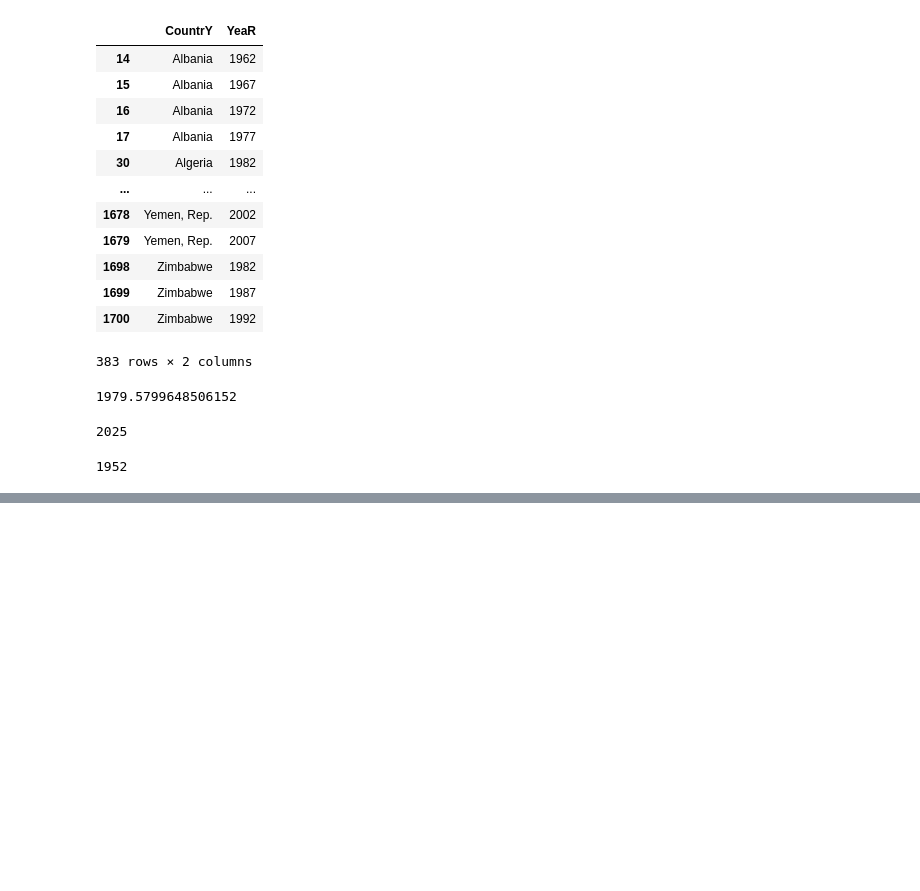
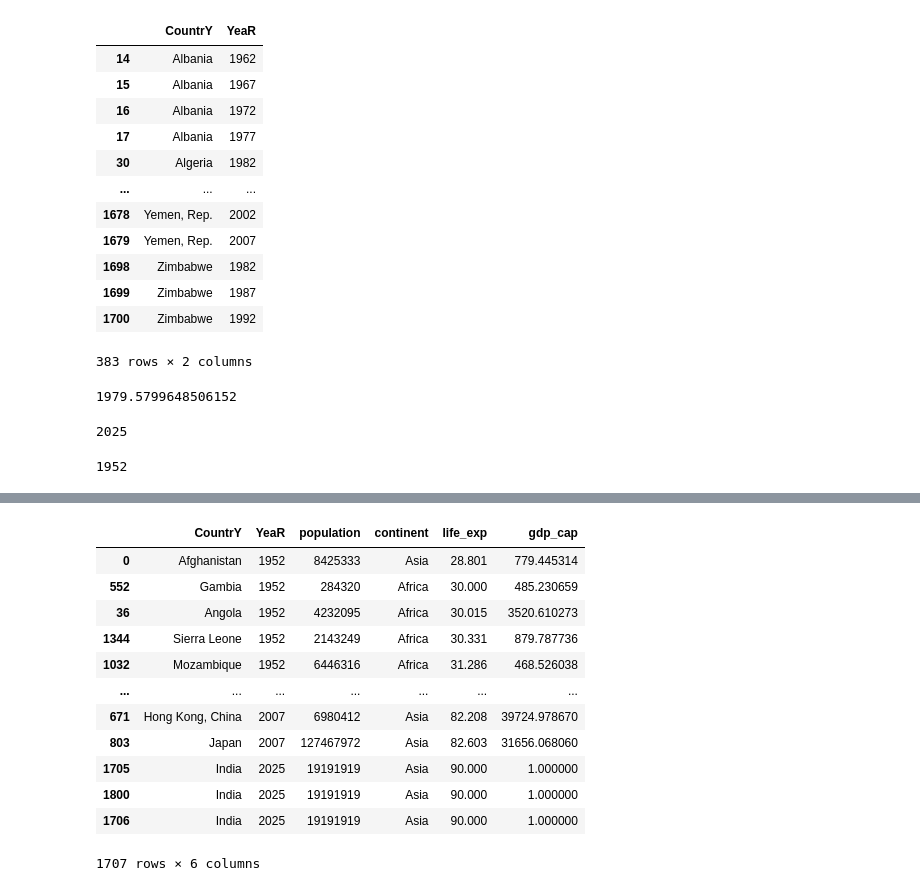
Before and after one commit to jeeet0700/Pandas, a Jupyter notebook: Pandas final cut.ipynb, the cells around one changed output, grey strips where cells are left out. Saved outputs shown, nothing was run; the diff lists cells and outputs as text; code cells hidden in the pictures; blank space fills up the shorter version.

```diff
--- a/Pandas final cut.ipynb
+++ b/Pandas final cut.ipynb
@@ -1211,0 +1239,16 @@ df["YeaR"].min()
+# %%
+df.sort_values(by=["YeaR","life_exp"],ascending=True)
+# %% [output]
+|  | CountrY | YeaR | population | continent | life_exp | gdp_cap |
+| 0 | Afghanistan | 1952 | 8425333 | Asia | 28.801 | 779.445314 |
+| 552 | Gambia | 1952 | 284320 | Africa | 30.000 | 485.230659 |
+| 36 | Angola | 1952 | 4232095 | Africa | 30.015 | 3520.610273 |
+| 1344 | Sierra Leone | 1952 | 2143249 | Africa | 30.331 | 879.787736 |
+| 1032 | Mozambique | 1952 | 6446316 | Africa | 31.286 | 468.526038 |
+| ... | ... | ... | ... | ... | ... | ... |
+| 671 | Hong Kong, China | 2007 | 6980412 | Asia | 82.208 | 39724.978670 |
+| 803 | Japan | 2007 | 127467972 | Asia | 82.603 | 31656.068060 |
+| 1705 | India | 2025 | 19191919 | Asia | 90.000 | 1.000000 |
+| 1800 | India | 2025 | 19191919 | Asia | 90.000 | 1.000000 |
+| 1706 | India | 2025 | 19191919 | Asia | 90.000 | 1.000000 |
+1707 rows × 6 columns
```
Also changed, not shown: parts of 25 cells of this notebook.
